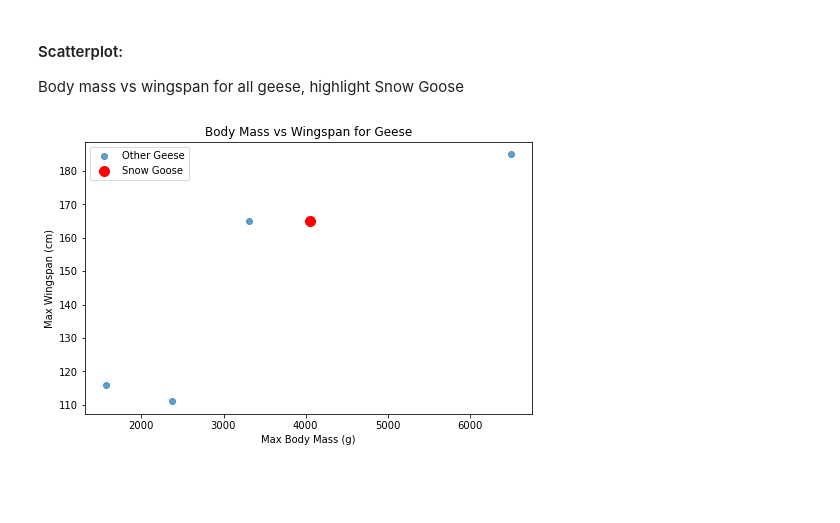
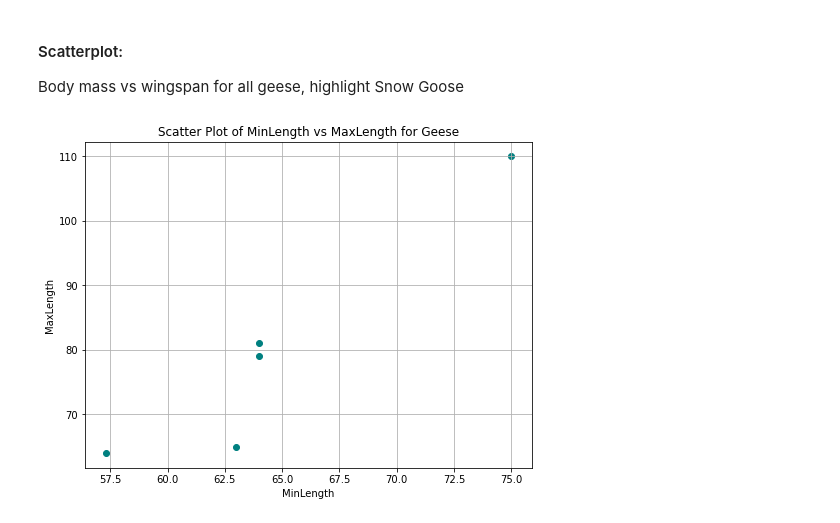
Before and after one commit to bilkisubashirbilhaq/ArewaDS-Machine-Learning-Assignments, a Jupyter notebook: 2_Data_Visualization/Visualization_data_quantity/visualizing_data_quantity.ipynb, the cells around one changed output. Drawn from its saved outputs; the diff is of its cells as text; code cells hidden in the pictures; blank space fills up the shorter version.

```diff
--- a/2_Data_Visualization/Visualization_data_quantity/visualizing_data_quantity.ipynb
+++ b/2_Data_Visualization/Visualization_data_quantity/visualizing_data_quantity.ipynb
@@ -15,3 +15,8 @@ birds.head()
 | 2 | Snow goose | Anser caerulescens | Ducks/Geese/Waterfowl | Anseriformes | Anatidae | Anser | LC | 64.0 | ... |
 | 3 | Ross's goose | Anser rossii | Ducks/Geese/Waterfowl | Anseriformes | Anatidae | Anser | LC | 57.3 | ... |
 | 4 | Greater white-fronted goose | Anser albifrons | Ducks/Geese/Waterfowl | Anseriformes | Anatidae | Anser | LC | 64.0 | ... |
+# %%
+  geese = birds[birds['Name'].str.lower().str.contains('goose')]
+  df = pd.DataFrame(geese)
+
+  print(geese)
@@ -62,16 +64,13 @@ if not snow_geese.empty:
 # %% [markdown]
  #### Scatterplot:
   Body mass vs wingspan for all geese, highlight Snow Goose
-# %%
- # 3. Scatterplot: Body mass vs wingspan for all geese, highlight Snow Goose
-
-plt.figure(figsize=(8, 5))
-plt.scatter(geese['MaxBodyMass'], geese['MaxWingspan'], label='Other Geese', alpha=0.7)
-plt.scatter(sg['MaxBodyMass'], sg['MaxWingspan'], color='red', label='Snow Goose', s=100)
-plt.xlabel('Max Body Mass (g)')
-plt.ylabel('Max Wingspan (cm)')
-plt.title('Body Mass vs Wingspan for Geese')
-plt.legend()
-plt.show()
-# %% [output]
-[figure, removed]
+# %%
+plt.figure(figsize=(8, 6))
+plt.scatter(geese['MinLength'], geese['MaxLength'], color='teal')
+plt.xlabel('MinLength')
+plt.ylabel('MaxLength')
+plt.title('Scatter Plot of MinLength vs MaxLength for Geese')
+plt.grid(True)
+plt.show()
+# %% [output]
+[figure, added]
```
Also changed, not shown: parts of 4 cells of this notebook, 1 other file.
